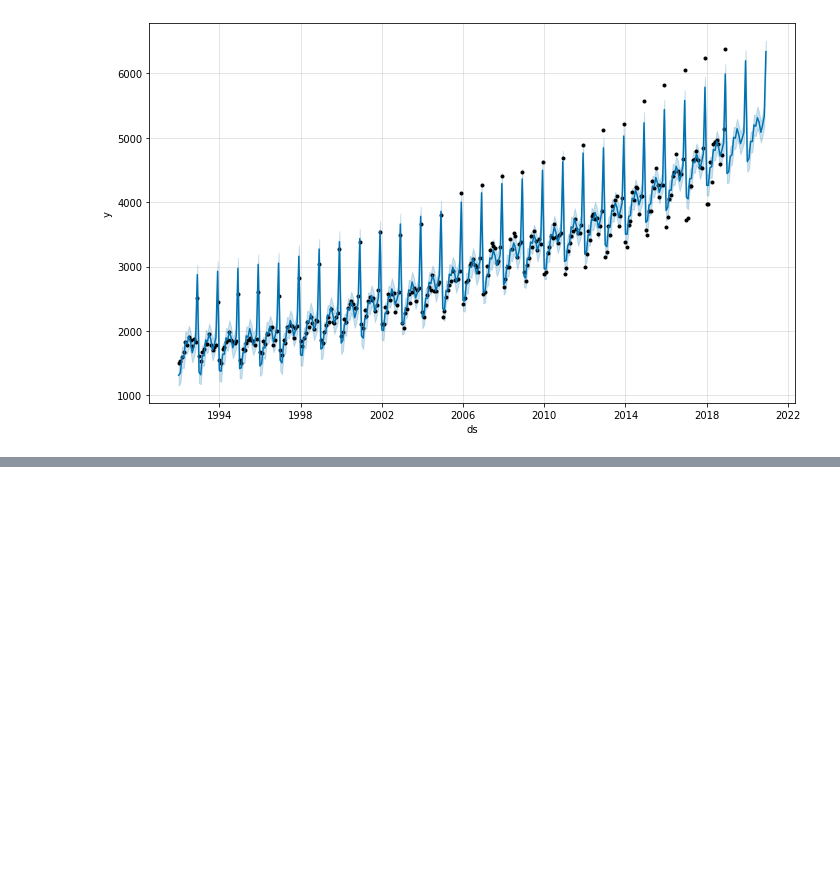
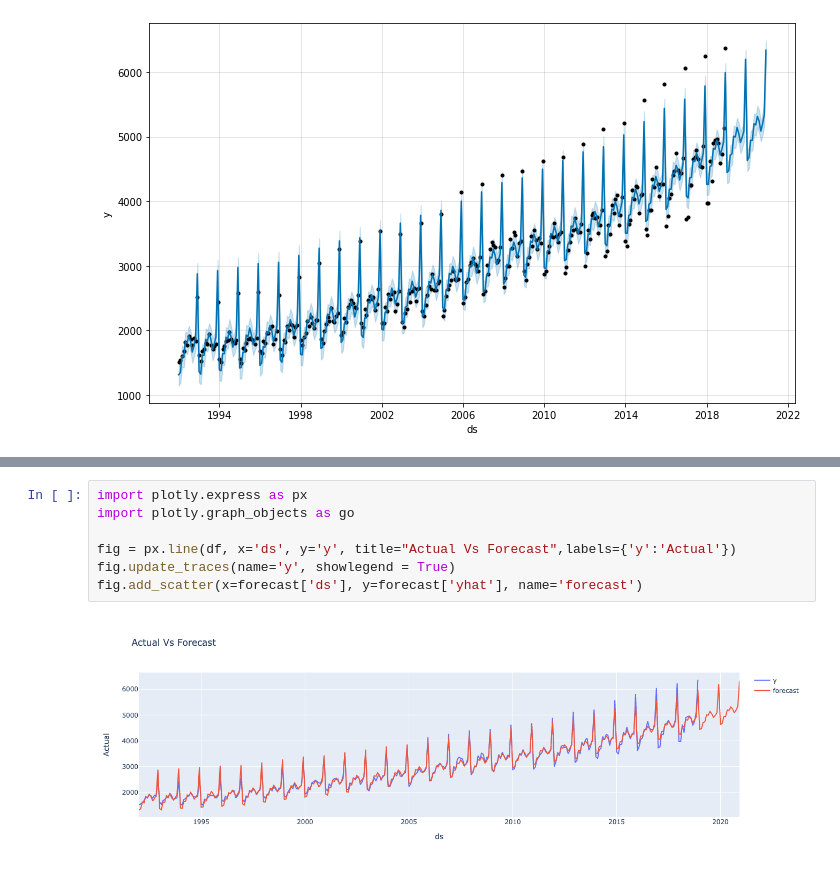
Before and after one commit to shishirkmr/ProphetTimeSeries, a Jupyter notebook: Wine_TimeSeriesAnalysis.ipynb, the cells around one changed output, grey strips where cells are left out. Saved outputs shown, nothing was run; the diff lists cells and outputs as text; blank space fills up the shorter version.

```diff
--- a/Wine_TimeSeriesAnalysis.ipynb
+++ b/Wine_TimeSeriesAnalysis.ipynb
@@ -142,0 +173,9 @@ m.plot_components(forecast);
+# %%
+import plotly.express as px
+import plotly.graph_objects as go
+
+fig = px.line(df, x='ds', y='y', title="Actual Vs Forecast",labels={'y':'Actual'})
+fig.update_traces(name='y', showlegend = True)
+fig.add_scatter(x=forecast['ds'], y=forecast['yhat'], name='forecast')
+# %% [output]
+[figure, added]
```
Also changed, not shown: parts of 12 cells of this notebook, 2 other files.
